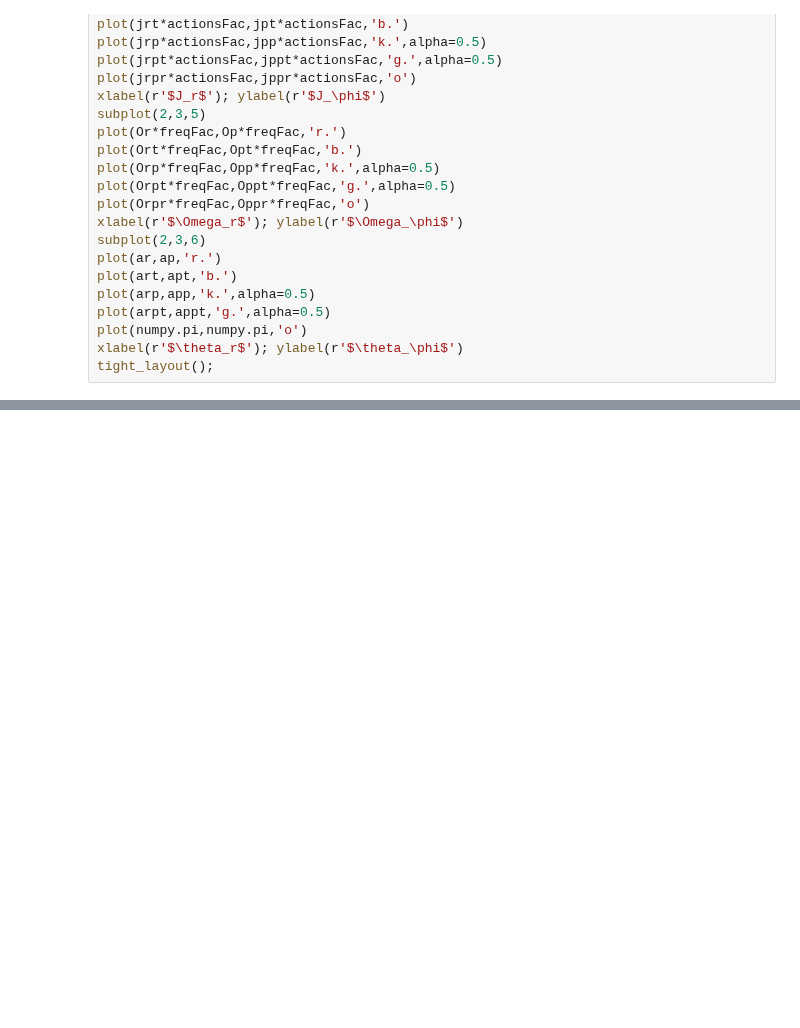
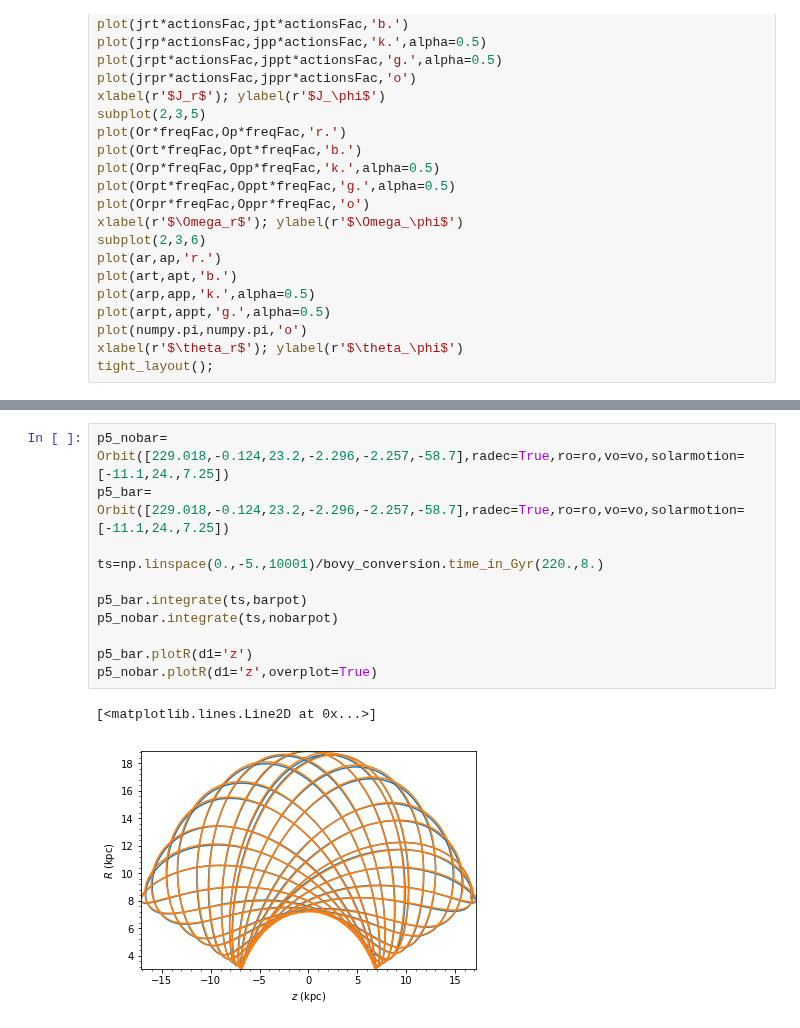
Before and after one commit to nbanik/Baryonic-effects-on-Pal5, a Jupyter notebook: particle_spray_Effect of bar on Pal5 .ipynb, the cells around one changed output, grey strips where cells are left out. Cells and saved outputs as stored; diff of their text form; blank space fills up the shorter version.

```diff
--- a/particle_spray_Effect of bar on Pal5 .ipynb
+++ b/particle_spray_Effect of bar on Pal5 .ipynb
@@ -631,0 +706,14 @@ tight_layout();
+# %%
+p5_nobar= Orbit([229.018,-0.124,23.2,-2.296,-2.257,-58.7],radec=True,ro=ro,vo=vo,solarmotion=[-11.1,24.,7.25])
+p5_bar= Orbit([229.018,-0.124,23.2,-2.296,-2.257,-58.7],radec=True,ro=ro,vo=vo,solarmotion=[-11.1,24.,7.25])
+
+ts=np.linspace(0.,-5.,10001)/bovy_conversion.time_in_Gyr(220.,8.)
+
+p5_bar.integrate(ts,barpot)
+p5_nobar.integrate(ts,nobarpot)
+
+p5_bar.plotR(d1='z')
+p5_nobar.plotR(d1='z',overplot=True)
+# %% [output]
+[<matplotlib.lines.Line2D at 0x...>]
+[figure, added]
```
Also changed, not shown: parts of 3 cells of this notebook.
